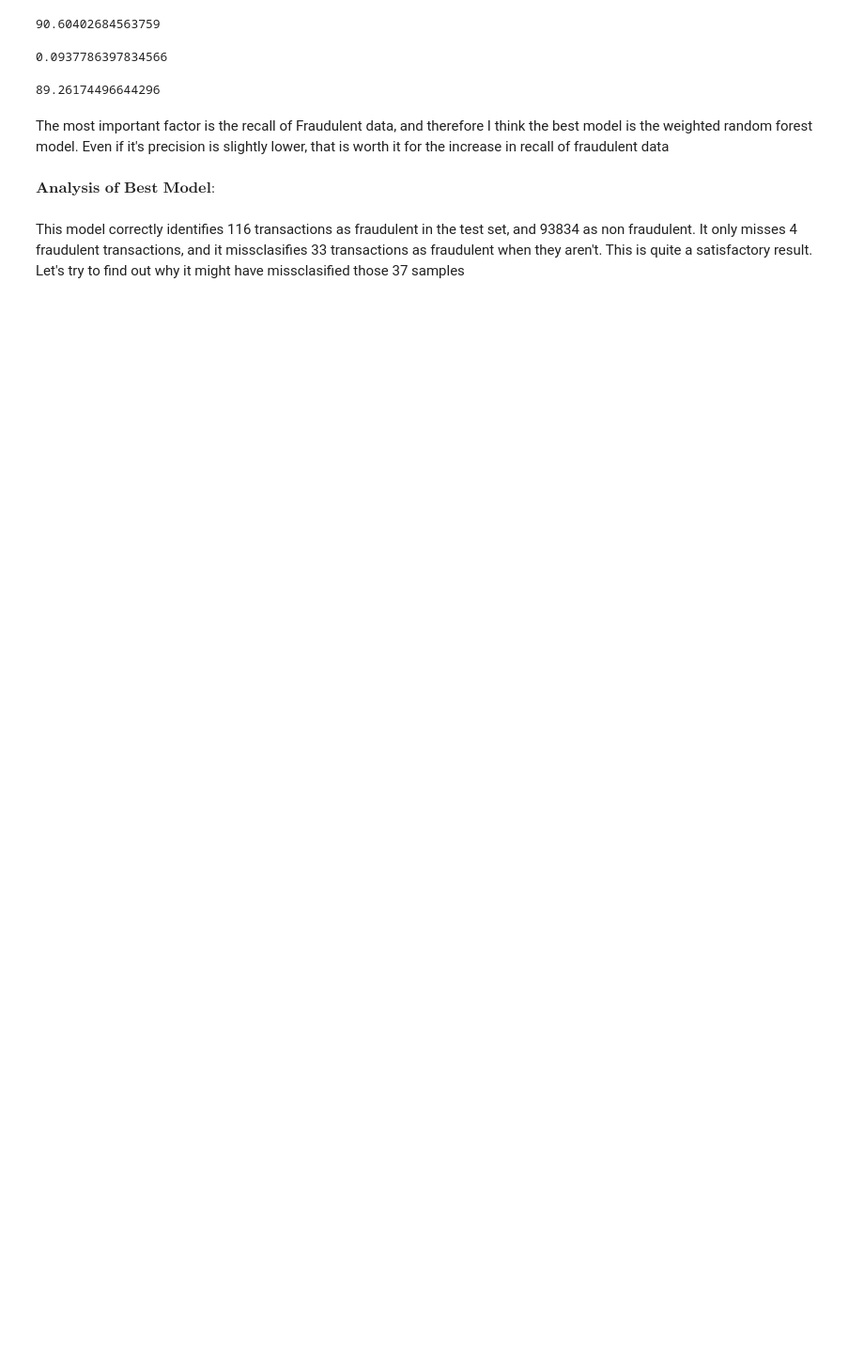
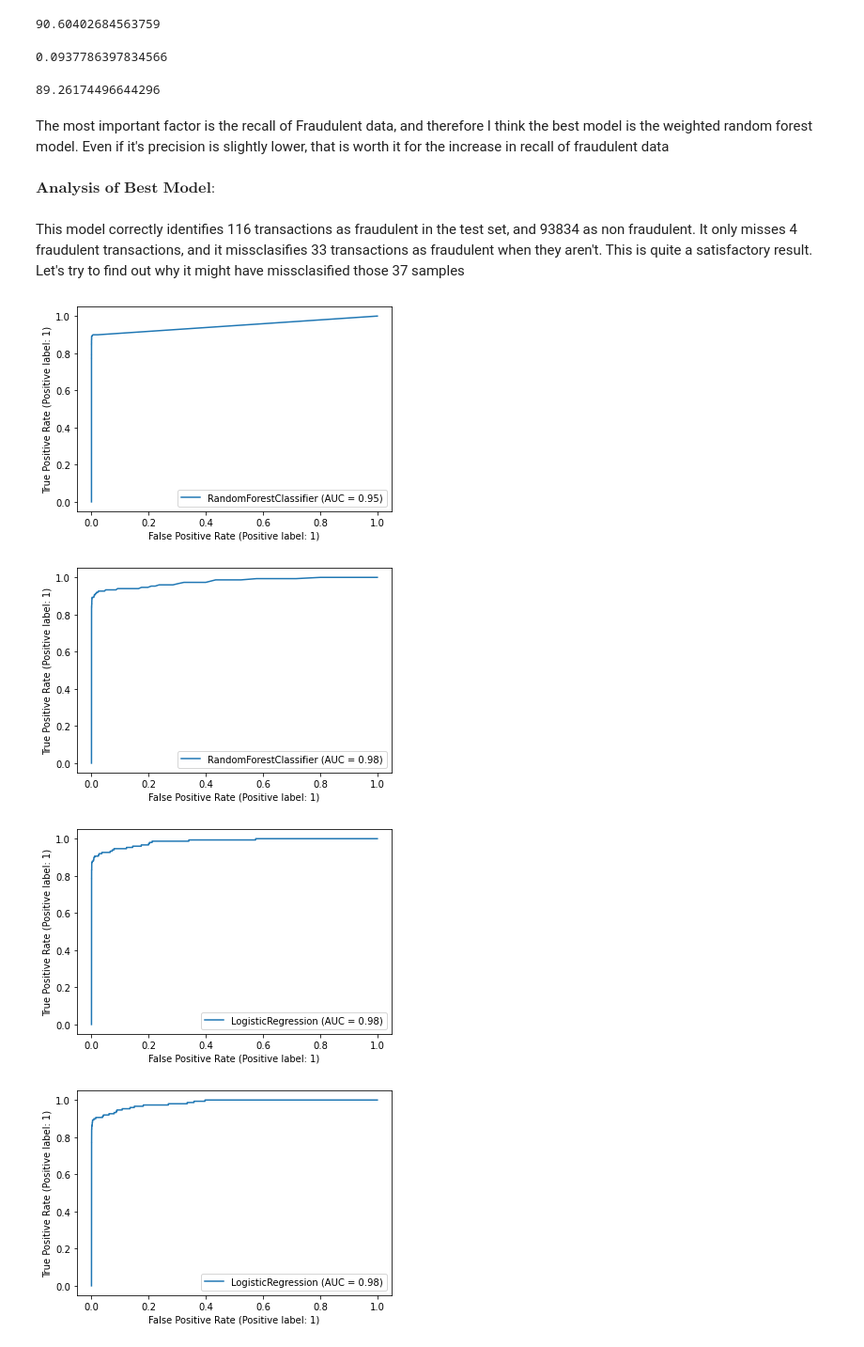
Before and after one commit to diegounzueta/Medium-Articles-, a Jupyter notebook: Fraud detection/Fraud Transactional Data.ipynb, the cells around one changed output. Shown at 94% size. Drawn from its saved outputs; the diff is of its cells as text; code cells hidden in the pictures; blank space fills up the shorter version.

```diff
--- a/Fraud detection/Fraud Transactional Data.ipynb
+++ b/Fraud detection/Fraud Transactional Data.ipynb
@@ -1011,0 +941,15 @@ plot_data(fraud,  FP, labels = ["Fraudulent", "Missclasified"], features = list(
+# %%
+models = [weighted_RF_clf, undersampled_RF_clf]
+displays = []
+for i in models:
+    displays.append(RocCurveDisplay.from_estimator(i, X_test, y_test))
+
+linear_models = [weighted_clf, undersampled_clf]
+linear_displays = []
+for i in linear_models:
+    linear_displays.append(RocCurveDisplay.from_estimator(i, X_test, y_test))
+# %% [output]
+[figure, added]
+[figure, added]
+[figure, added]
+[figure, added]
```
Also changed, not shown: parts of 24 cells of this notebook, 24 other files.
